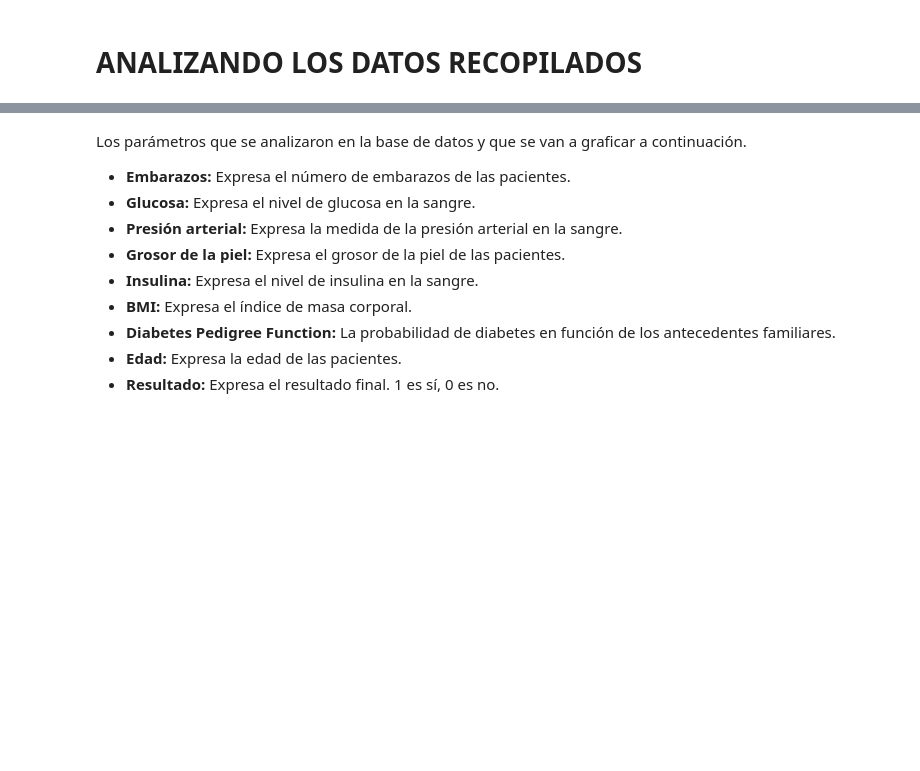
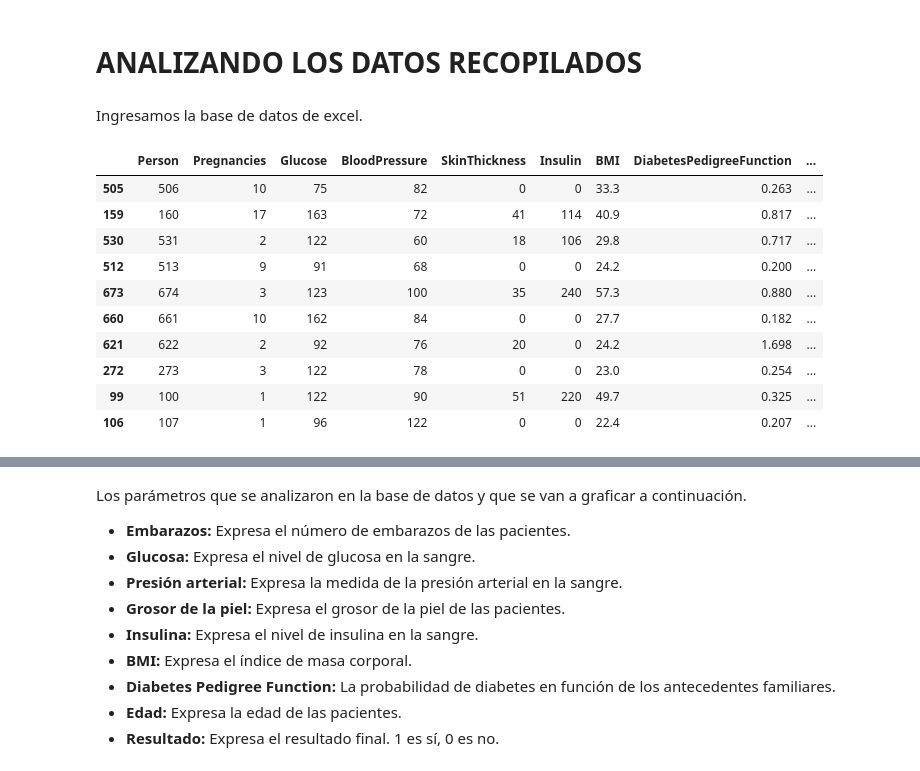
Before and after one commit to gemaramirez/HIGI2022, a Jupyter notebook: python/trabajofinal.ipynb, the cells around one changed output, grey strips where cells are left out. Saved outputs shown, nothing was run; the diff lists cells and outputs as text; code cells hidden in the pictures; blank space fills up the shorter version.

```diff
--- a/python/trabajofinal.ipynb
+++ b/python/trabajofinal.ipynb
@@ -10,3 +10,5 @@ import math as math
 import pandas as pd
 # %% [markdown]
 # **ANALIZANDO LOS DATOS RECOPILADOS**
+# %% [markdown]
+Ingresamos la base de datos de excel.
@@ -12,0 +17,14 @@ import pandas as pd
+# %%
+df.sample(10)
+# %% [output]
+|  | Person | Pregnancies | Glucose | BloodPressure | SkinThickness | Insulin | BMI | DiabetesPedigreeFunction | ... |
+| 505 | 506 | 10 | 75 | 82 | 0 | 0 | 33.3 | 0.263 | ... |
+| 159 | 160 | 17 | 163 | 72 | 41 | 114 | 40.9 | 0.817 | ... |
+| 530 | 531 | 2 | 122 | 60 | 18 | 106 | 29.8 | 0.717 | ... |
+| 512 | 513 | 9 | 91 | 68 | 0 | 0 | 24.2 | 0.200 | ... |
+| 673 | 674 | 3 | 123 | 100 | 35 | 240 | 57.3 | 0.880 | ... |
+| 660 | 661 | 10 | 162 | 84 | 0 | 0 | 27.7 | 0.182 | ... |
+| 621 | 622 | 2 | 92 | 76 | 20 | 0 | 24.2 | 1.698 | ... |
+| 272 | 273 | 3 | 122 | 78 | 0 | 0 | 23.0 | 0.254 | ... |
+| 99 | 100 | 1 | 122 | 90 | 51 | 220 | 49.7 | 0.325 | ... |
+| 106 | 107 | 1 | 96 | 122 | 0 | 0 | 22.4 | 0.207 | ... |
```
Also changed, not shown: parts of 7 cells of this notebook.
